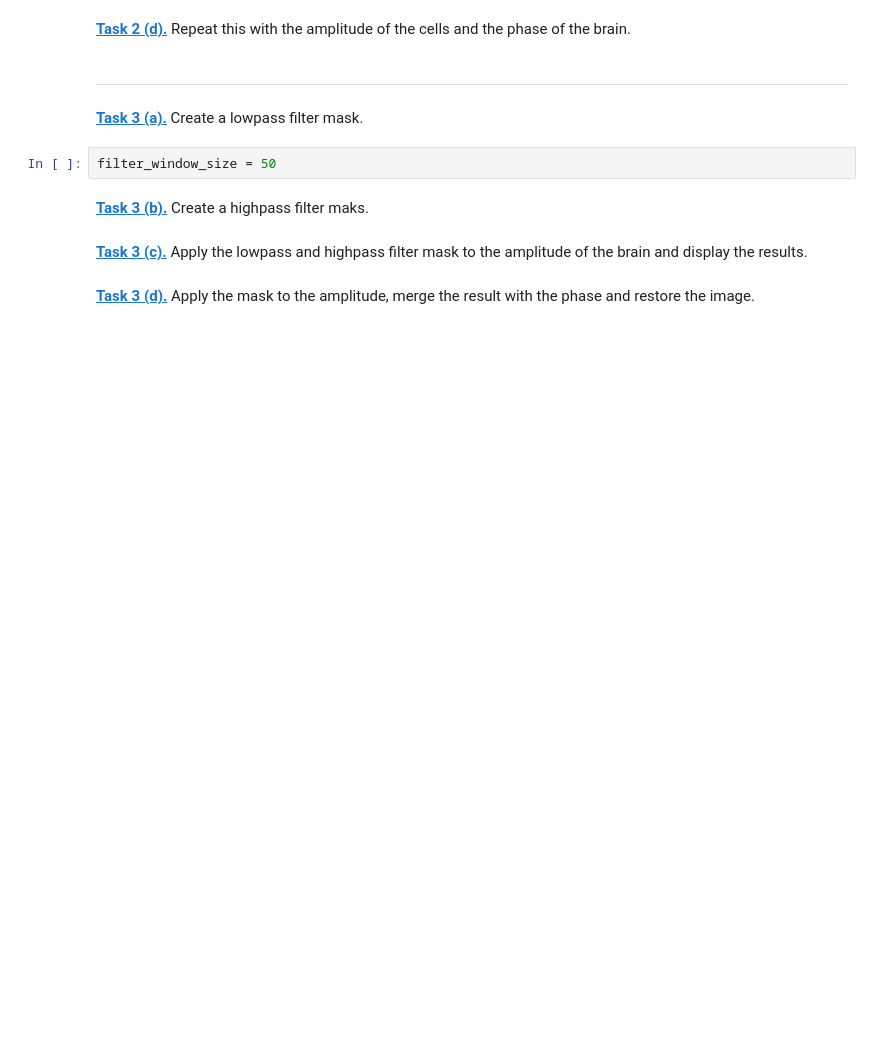
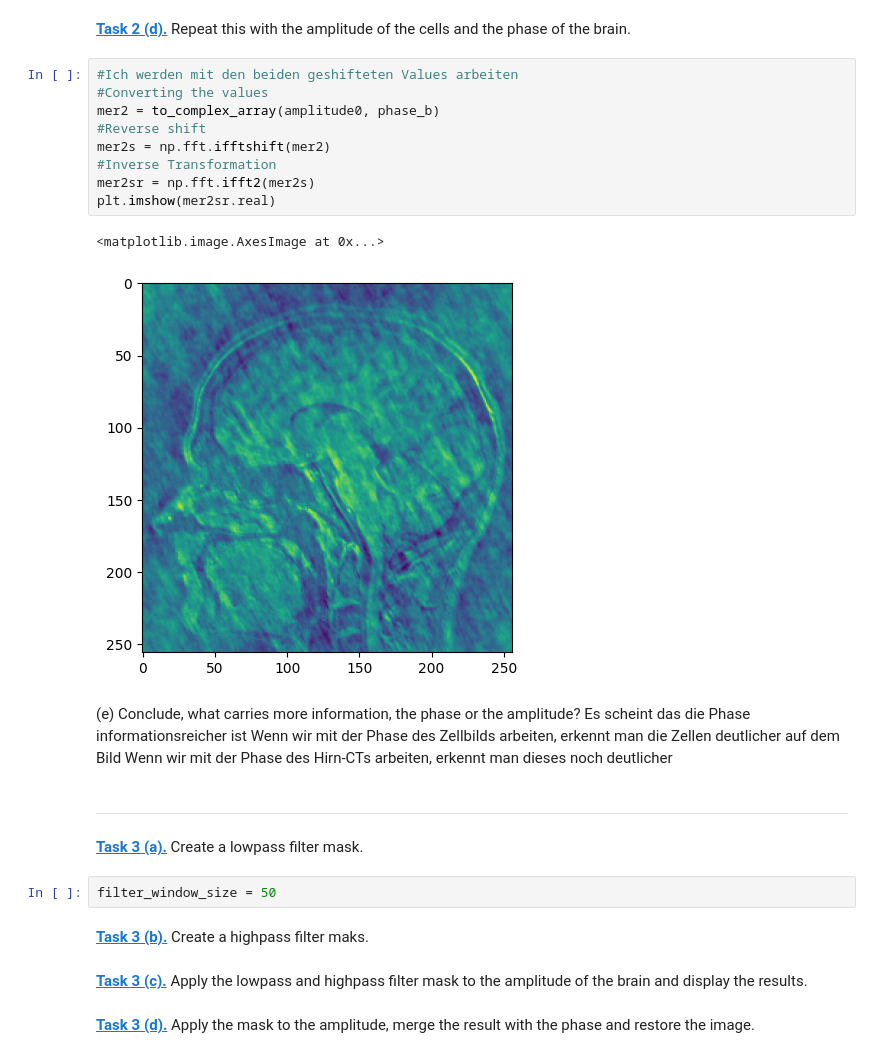
Before and after one commit to AlexandraKornelius/mobi-fs5-python, a Jupyter notebook: fourier.ipynb, the cells around one changed output. Saved outputs shown, nothing was run; the diff lists cells and outputs as text; blank space fills up the shorter version.

```diff
--- a/fourier.ipynb
+++ b/fourier.ipynb
@@ -127,5 +162,22 @@ def to_complex_array(amplitude_array, phase_array):
 # %% [markdown]
 **[Task 2 (d).]()** Repeat this with the amplitude of the cells and the phase of the brain.
+# %%
+#Ich werden mit den beiden geshifteten Values arbeiten
+#Converting the values
+mer2 = to_complex_array(amplitude0, phase_b)
+#Reverse shift
+mer2s = np.fft.ifftshift(mer2)
+#Inverse Transformation
+mer2sr = np.fft.ifft2(mer2s)
+plt.imshow(mer2sr.real)
+# %% [output]
+<matplotlib.image.AxesImage at 0x...>
+[figure, added]
+# %% [markdown]
+(e) Conclude, what carries more information, the phase or the amplitude?
+    Es scheint das die Phase informationsreicher ist
+        Wenn wir mit der Phase des Zellbilds arbeiten, erkennt man die Zellen deutlicher auf dem Bild
+        Wenn wir mit der Phase des Hirn-CTs arbeiten, erkennt man dieses noch deutlicher
 # %% [markdown]
 ---
 # %% [markdown]
```
Also changed, not shown: parts of 10 cells of this notebook.
